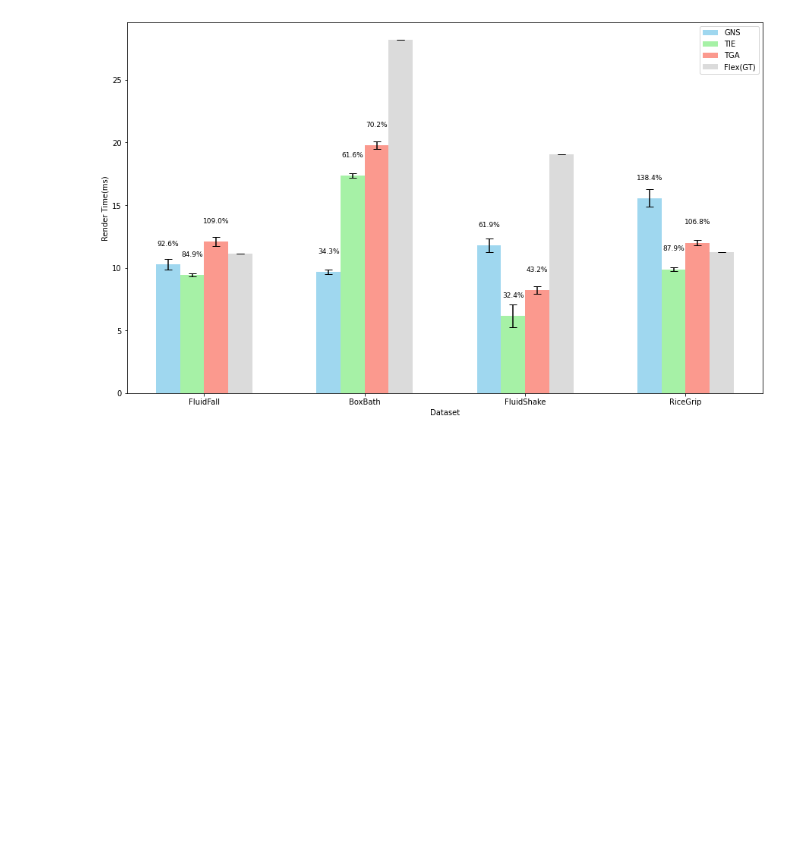
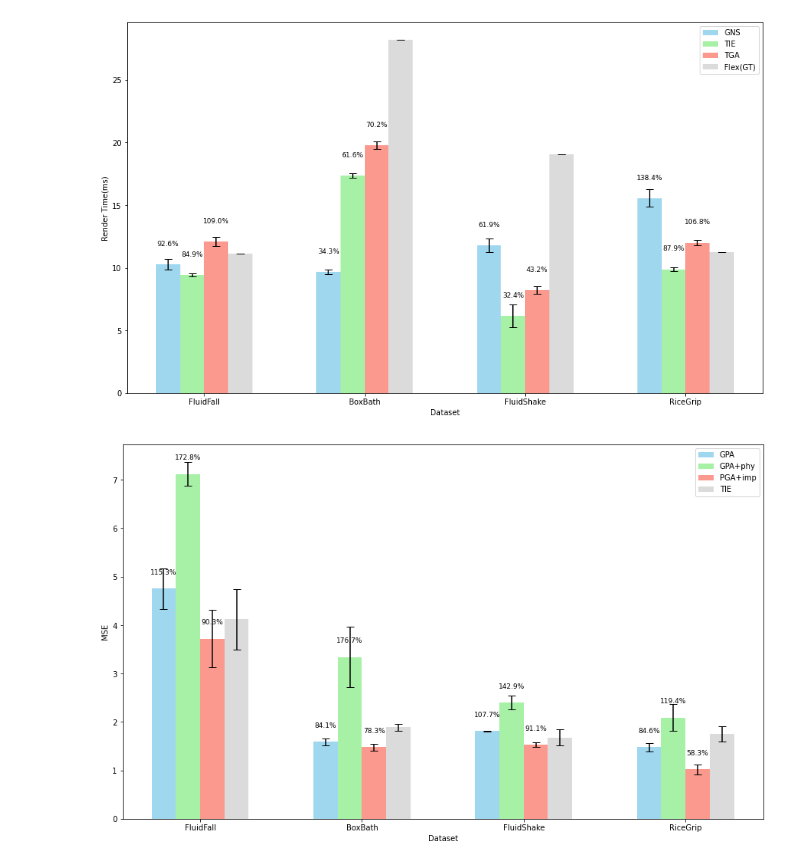
Before and after one commit to zzzBone/TGA, a Jupyter notebook: tools/draw.ipynb, the cells around one changed output. Drawn from its saved outputs; the diff is of its cells as text; code cells hidden in the pictures; blank space fills up the shorter version.

```diff
--- a/tools/draw.ipynb
+++ b/tools/draw.ipynb
@@ -445,3 +445,61 @@ plt.legend()
 plt.show()
 # %% [output]
 [figure]
+# %%
+import matplotlib.pyplot as plt
+import numpy as np
+
+# 数据
+categories = ['FluidFall', 'BoxBath', 'FluidShake', 'RiceGrip']  # 横轴的四个坐标
+object1_values = [4.75, 1.59, 1.81, 1.48]  # 对象1的值
+object2_values = [7.12, 3.34, 2.40, 2.09]   # 对象2的值
+object3_values = [3.72, 1.48, 1.53, 1.02]   # 对象3的值
+object4_values = [4.12, 1.89, 1.68, 1.75]  # 对象4的值
+
+# 标准差
+object1_std = [0.42, 0.07, 0.01, 0.09]  # 对象1的标准差
+object2_std = [0.25, 0.62, 0.14, 0.28]  # 对象2的标准差
+object3_std = [0.59, 0.07, 0.05, 0.10]  # 对象3的标准差
+object4_std = [0.62, 0.07, 0.16, 0.16]  # 对象4的标准差
+
+# 柱状图的宽度
+bar_width = 0.15
+
+# 横轴的位置
+x = np.arange(len(categories))
+
+# 创建柱状图
+plt.figure(figsize=(15, 9))
+
+# 绘制每个对象的柱状图，并添加误差条
+plt.bar(x - 1.5 * bar_width, object1_values, width=bar_width, label='GPA', color='skyblue', alpha=0.8, yerr=object1_std, capsize=5)
+plt.bar(x - 0.5 * bar_width, object2_values, width=bar_width, label='GPA+phy', color='lightgreen', alpha=0.8, yerr=object2_std, capsize=5)
+plt.bar(x + 0.5 * bar_width, object3_values, width=bar_width, label='PGA+imp', color='salmon', alpha=0.8, yerr=object3_std, capsize=5)
+plt.bar(x + 1.5 * bar_width, object4_values, width=bar_width, label='TIE', color='lightgray', alpha=0.8, yerr=object4_std, capsize=5)
+
+# 计算百分比（其他对象的值除以对象4的值）
+object1_percent = [round((o1 / o4) * 100, 1) for o1, o4 in zip(object1_values, object4_values)]
+object2_percent = [round((o2 / o4) * 100, 1) for o2, o4 in zip(object2_values, object4_values)]
+object3_percent = [round((o3 / o4) * 100, 1) for o3, o4 in zip(object3_values, object4_values)]
+
+# 在柱状图上显示百分比
+for i in range(len(categories)):
+    plt.text(x[i] - 1.5 * bar_width, object1_values[i] + 0.3, f'{object1_percent[i]}%', ha='center', fontsize=9)
+    plt.text(x[i] - 0.5 * bar_width, object2_values[i] + 0.3, f'{object2_percent[i]}%', ha='center', fontsize=9)
+    plt.text(x[i] + 0.5 * bar_width, object3_values[i] + 0.3, f'{object3_percent[i]}%', ha='center', fontsize=9)
+
+# 添加横轴标签
+plt.xticks(x, categories)
+
+# 添加标签和标题
+plt.xlabel('Dataset')
+plt.ylabel('MSE')
+# plt.title('')
+
+# 添加图例
+plt.legend()
+
+# 显示图表
+plt.show()
+# %% [output]
+[figure, added]
```
Also changed, not shown: parts of 1 cell of this notebook, 30 other files.
